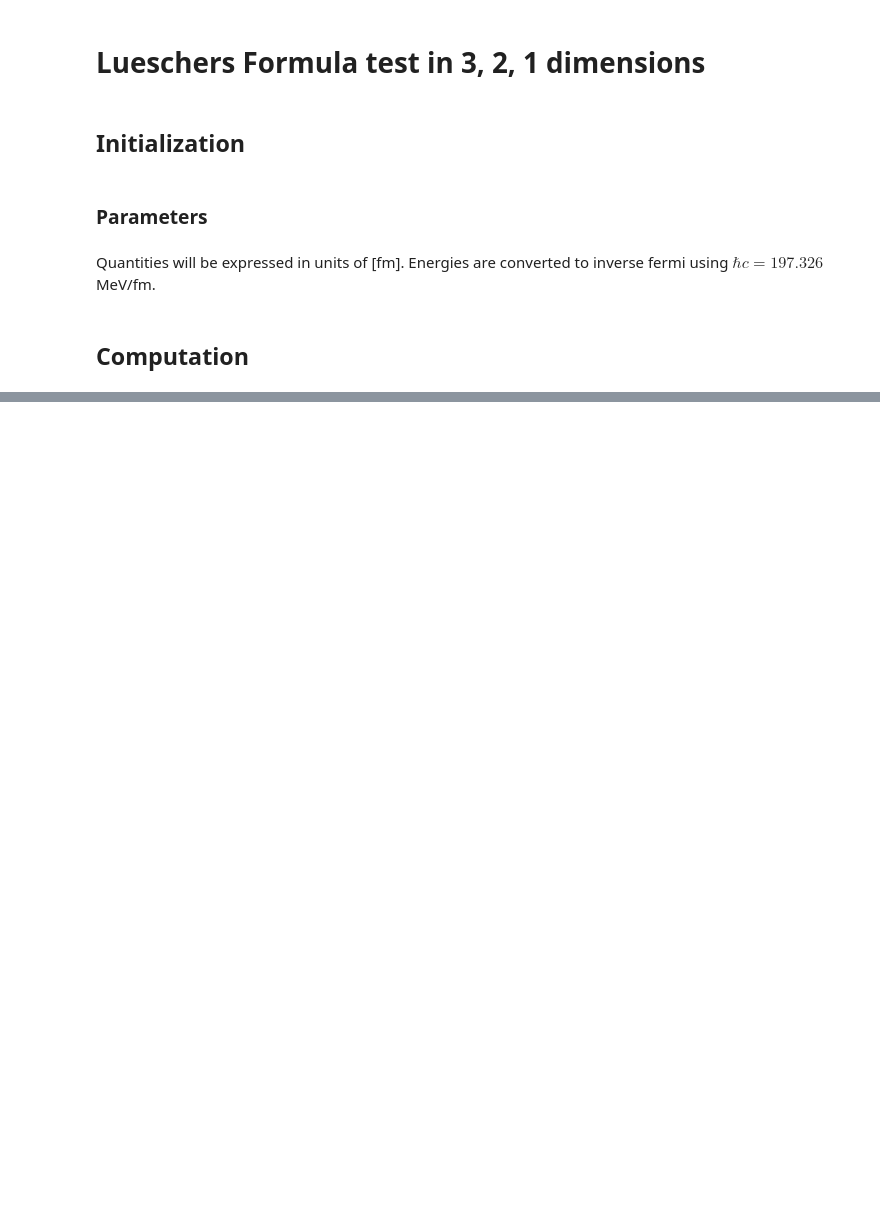
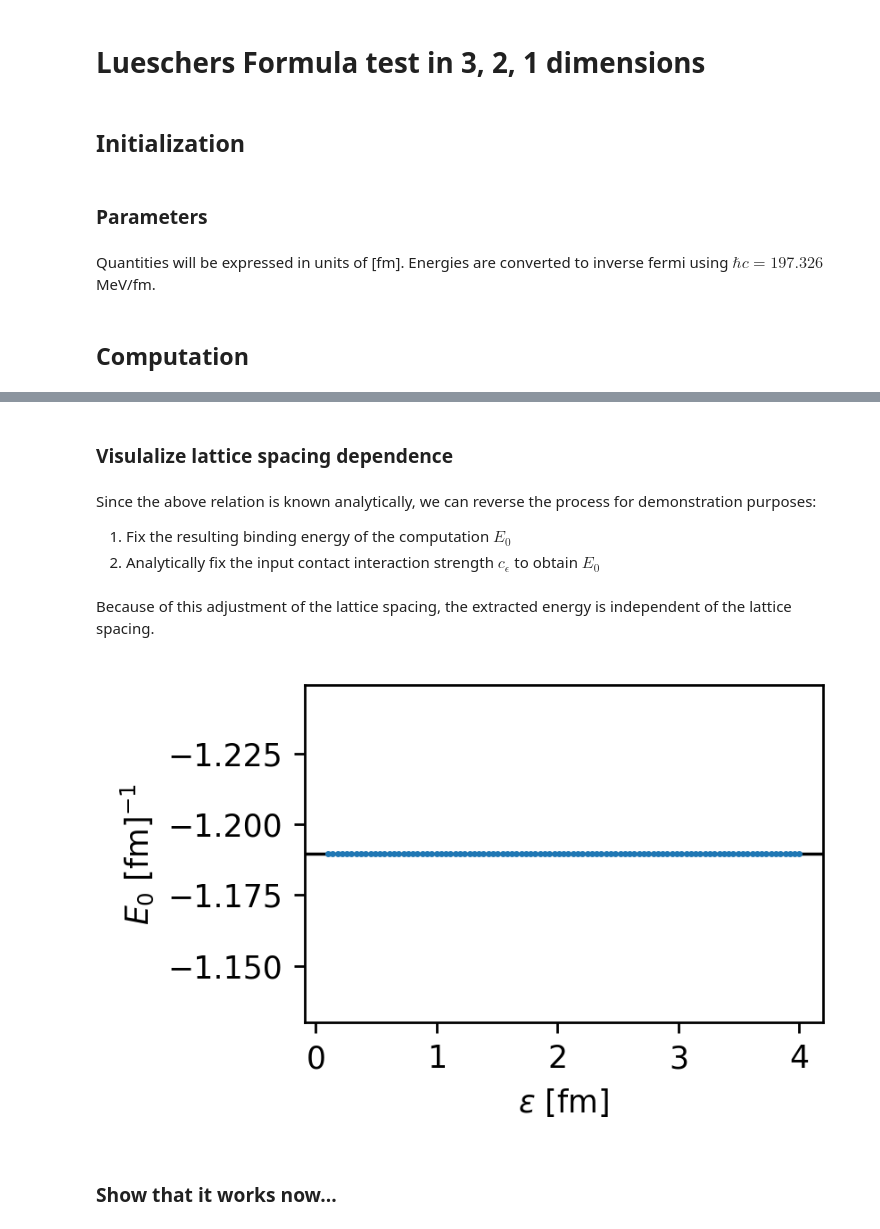
Before and after one commit to ckoerber/luescher-nd, a Jupyter notebook: notebooks/luescher-nd.ipynb, the cells around one changed output, grey strips where cells are left out. Saved outputs shown, nothing was run; the diff lists cells and outputs as text; code cells hidden in the pictures; blank space fills up the shorter version.

Commit message:
Added doc for 1-d computations

```diff
--- a/notebooks/luescher-nd.ipynb
+++ b/notebooks/luescher-nd.ipynb
@@ -55,49 +128,49 @@ Thus one must fix $c_a$, compute $E_B$, relate $c_a$ to $c_0$ using $E_B$ and th
+# %% [markdown]
+### Visulalize lattice spacing dependence
+# %% [markdown]
+Since the above relation is known analytically, we can reverse the process for demonstration purposes:
+
+1. Fix the resulting binding energy of the computation $E_0$
+2. Analytically fix the input contact interaction strength $c_{\epsilon}$ to obtain $E_0$
 # %%
-L = 20.
-c0 = -1.0
+L = 20. # in fm -- fixed for no finite volume differences
+c0 = -1.0 # in fm^0 -- fixed to fix energy in continuum
 mu = M_NUCLEON / 2
-gamma0 = -c0 * mu
-E0 = - gamma0**2 / 2 / mu
+gamma0 = - c0 * mu
+E0 = - gamma0**2 / 2 / mu # in fm^{-1} -- fixed
 
 lattice_spacings = np.linspace(1.e-1, 4.0, 101)[::-1]
 
-cas = c0 * np.sqrt(1 + gamma0 ** 2 * lattice_spacings ** 2 / 4)
+# analytically comput c_epsilon
+c_epsilons = c0 * np.sqrt(1 + gamma0 ** 2 * lattice_spacings ** 2 / 4)
 
 energies = []
 
-for aL, ca in zip(lattice_spacings, cas):
+for epsilon, c_lat in zip(lattice_spacings, c_epsilons):
 
-    n1d_max = int(L / aL)
+    n1d_max = int(L / epsilon)
 
     solver = ut.Solver(
         n1d_max=n1d_max,
         ndim_max=1,
-        lattice_spacing=aL,
-    )
-    psi0 = ut.get_approx_psi0(
-        particle_energy=E0,
-        n1d_max=n1d_max,
-        ndim_max=1,
-        lattice_spacing=aL
+        lattice_spacing=epsilon,
     )
 
-    E0 = solver.get_ground_state(ca, v0=psi0)
-
-    energies.append(E0)
+    energies.append(solver.get_ground_state(c_lat))
 
 energies = np.array(energies)
+# %% [markdown]
+Because of this adjustment of the lattice spacing, the extracted energy is independent of the lattice spacing.
 # %%
-fig, ax = plt.subplots(figsize=(3, 2), dpi=300)
+fig, ax = plt.subplots(figsize=(3, 2), dpi=250)
 
-gamma = np.sqrt(-2 * mu * np.array(energies))
+ax.plot(lattice_spacings, energies, ".", ms=2, zorder=2)
+ax.axhline(E0, ls="-", c="black", lw=1, zorder=1)
 
-c0s = cas / np.sqrt(1 * gamma ** 2 * lattice_spacings ** 2 / 4)
-
-ax.plot(lattice_spacings, -energies, ".", ms=3, zorder=2)
-ax.axhline(+gamma0 ** 2 / mu / 2, lw=1, ls="--", c="black")
-
-ax.set_ylim(gamma0 ** 2 / mu / 2 * 0.95, gamma0 ** 2 / mu / 2 * 1.05)
-ax.set_ylabel("$E_B$")
-ax.set_xlabel("$a_L$")
+ax.set_ylim(E0 * 0.95, E0 * 1.05)
+ax.set_ylabel("$E_0$ [fm]$^{-1}$")
+ax.set_xlabel("$\epsilon$ [fm]")
 
 plt.show(fig)
+# %% [output]
+[figure, added]
@@ -119,2 +177,4 @@ plt.show(fig)
+# %% [markdown]
+### Show that it works now...
 # %%
 def s1(x):
```
Also changed, not shown: parts of 25 cells of this notebook.
